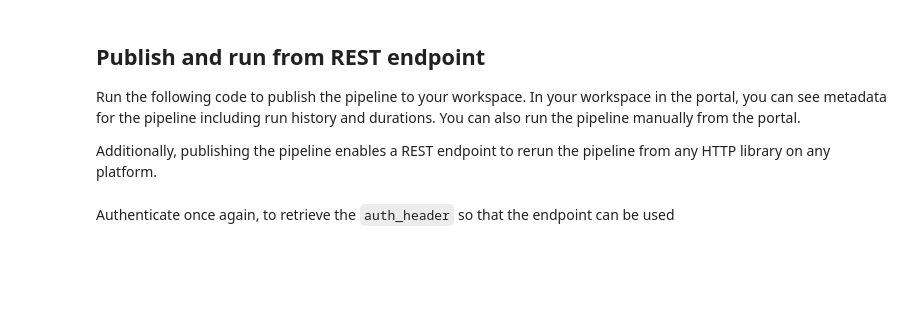
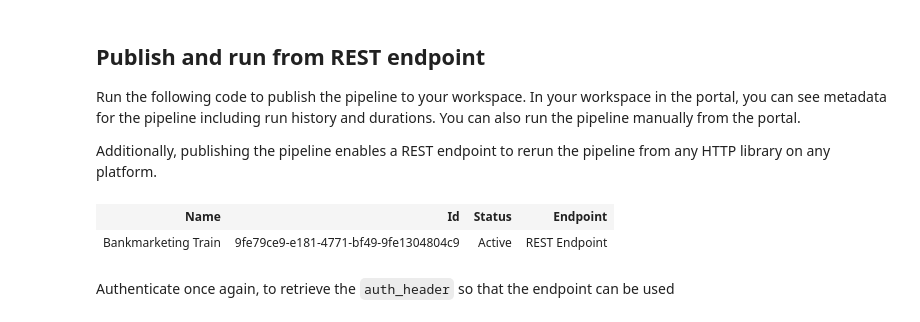
Before and after one commit to meiguiyu/Udaciy_ML_Nanodegree2, a Jupyter notebook: Exercise_starter_files/aml-exercise-pipelines-with-automated-machine-learning-step.ipynb, the cells around one changed output. Cells and saved outputs as stored; diff of their text form; code cells hidden in the pictures; blank space fills up the shorter version.

```diff
--- a/Exercise_starter_files/aml-exercise-pipelines-with-automated-machine-learning-step.ipynb
+++ b/Exercise_starter_files/aml-exercise-pipelines-with-automated-machine-learning-step.ipynb
@@ -81,7 +87,7 @@ from azureml.core.compute_target import ComputeTargetException
 
 # NOTE: update the cluster name to match the existing cluster
 # Choose a name for your CPU cluster
-amlcompute_cluster_name = "yum_cluster"
+amlcompute_cluster_name = "yum-cluster"
 
 # Verify that cluster does not exist already
 try:
@@ -139,14 +169,13 @@ This creates a general AutoML settings object.
 automl_settings = {
     "experiment_timeout_minutes": 20,
     "max_concurrent_iterations": 5,
-    "primary_metric" : 'normalized_root_mean_squared_error',
-    "n_cross_validations": 5
+    "primary_metric" : 'AUC_weighted'
 }
 automl_config = AutoMLConfig(compute_target=compute_target,
-                             task = "forecasting",
+                             task = "classification",
                              training_data=dataset,
-                             time_column_name="date",
-                             label_column_name="cnt",
+
+                             label_column_name="y",
                              path = project_folder,
                              enable_early_stopping= True,
                              #featurization= 'auto',
@@ -231,9 +323,12 @@ Run the following code to publish the pipeline to your workspace. In your worksp
 Additionally, publishing the pipeline enables a REST endpoint to rerun the pipeline from any HTTP library on any platform.
 # %%
 published_pipeline = pipeline_run.publish_pipeline(
-    name="Bikesharing Train", description="Training bikesharing pipeline", version="1.0")
+    name="Bankmarketing Train", description="Training bankmarketing pipeline", version="1.0")
 
 published_pipeline
+# %% [output]
+| Name | Id | Status | Endpoint |
+| Bankmarketing Train | 9fe79ce9-e181-4771-bf49-9fe1304804c9 | Active | REST Endpoint |
 # %% [markdown]
 Authenticate once again, to retrieve the `auth_header` so that the endpoint can be used
 # %%
```
Also changed, not shown: parts of 15 cells of this notebook.
